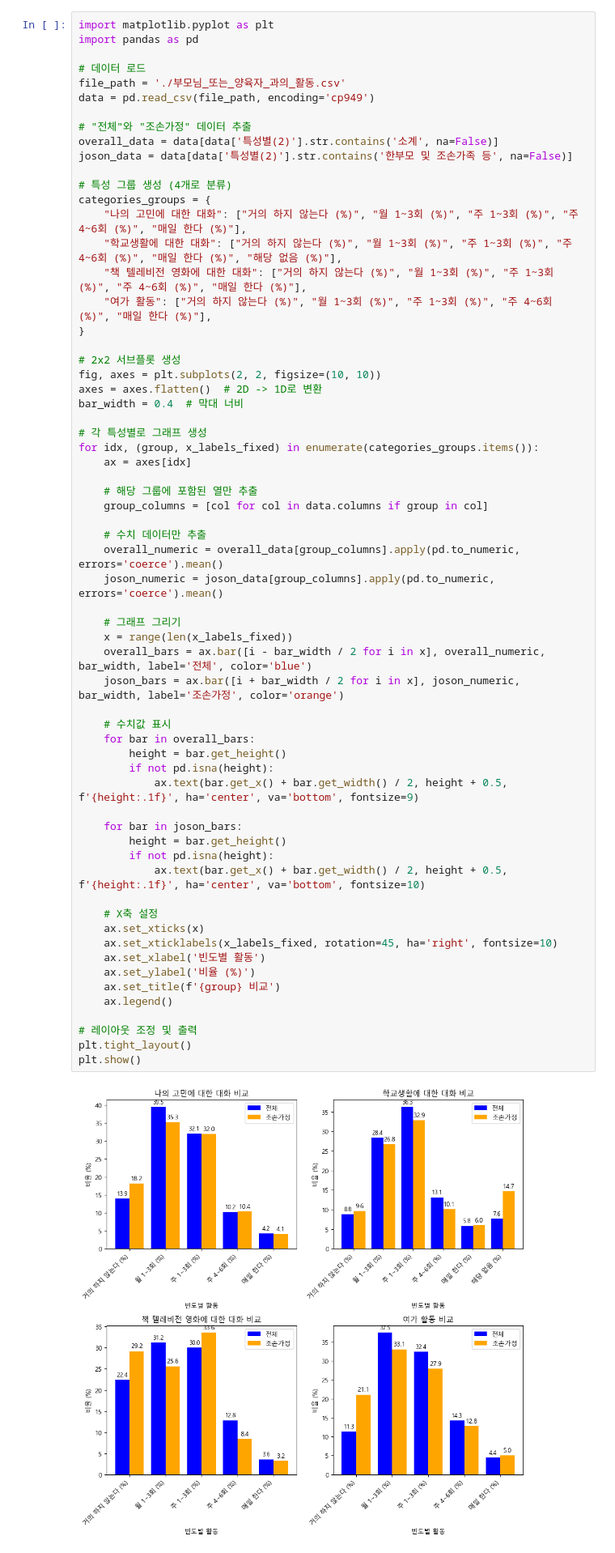
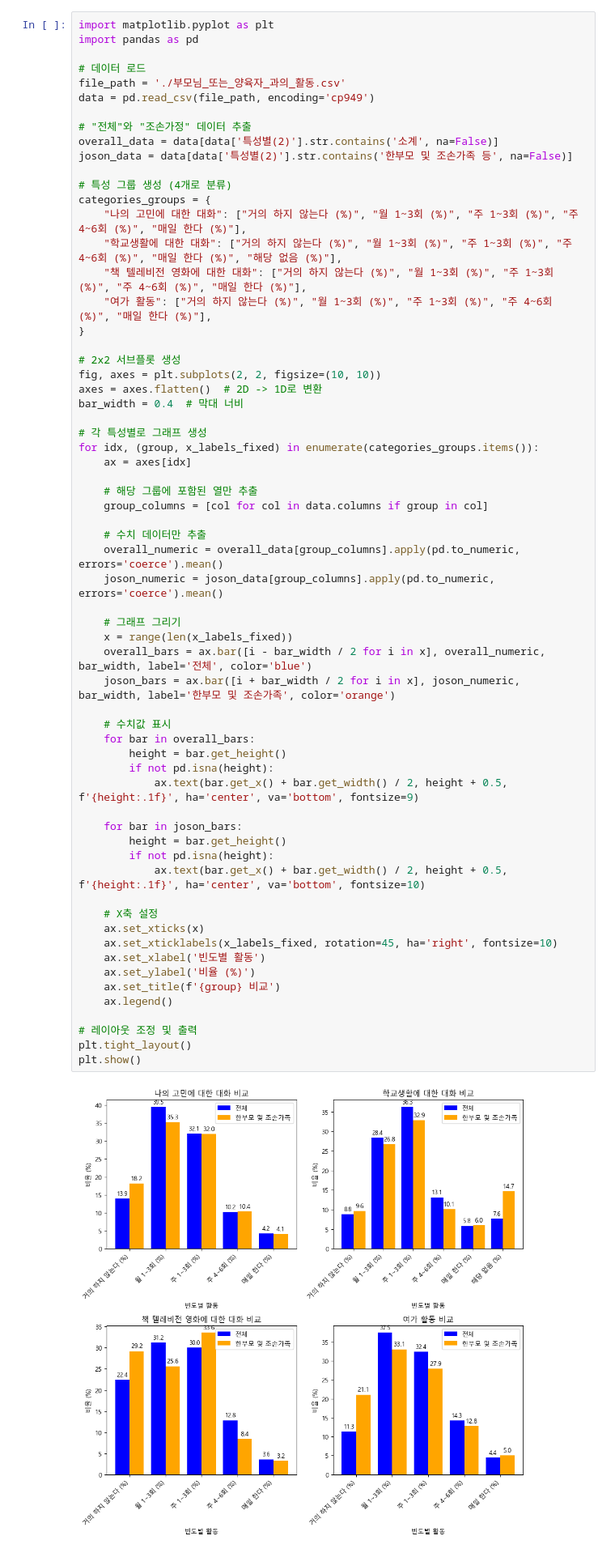
Before and after one commit to junyoungnnn/GroupStudy, a Jupyter notebook: 청소년데이터공모전/보고서용.ipynb, the cells around one changed output. Shown: that part at 81% size. Drawn from its saved outputs; the diff is of its cells as text.

```diff
--- a/청소년데이터공모전/보고서용.ipynb
+++ b/청소년데이터공모전/보고서용.ipynb
@@ -122,35 +122,35 @@ for idx, (group, x_labels_fixed) in enumerate(categories_groups.items()):
     overall_numeric = overall_data[group_columns].apply(pd.to_numeric, errors='coerce').mean()
     joson_numeric = joson_data[group_columns].apply(pd.to_numeric, errors='coerce').mean()
 
     # 그래프 그리기
     x = range(len(x_labels_fixed))
     overall_bars = ax.bar([i - bar_width / 2 for i in x], overall_numeric, bar_width, label='전체', color='blue')
-    joson_bars = ax.bar([i + bar_width / 2 for i in x], joson_numeric, bar_width, label='조손가정', color='orange')
+    joson_bars = ax.bar([i + bar_width / 2 for i in x], joson_numeric, bar_width, label='한부모 및 조손가족', color='orange')
 
     # 수치값 표시
     for bar in overall_bars:
         height = bar.get_height()
         if not pd.isna(height):
             ax.text(bar.get_x() + bar.get_width() / 2, height + 0.5, f'{height:.1f}', ha='center', va='bottom', fontsize=9)
 
     for bar in joson_bars:
         height = bar.get_height()
         if not pd.isna(height):
             ax.text(bar.get_x() + bar.get_width() / 2, height + 0.5, f'{height:.1f}', ha='center', va='bottom', fontsize=10)
 
     # X축 설정
     ax.set_xticks(x)
     ax.set_xticklabels(x_labels_fixed, rotation=45, ha='right', fontsize=10)
     ax.set_xlabel('빈도별 활동')
     ax.set_ylabel('비율 (%)')
     ax.set_title(f'{group} 비교')
     ax.legend()
 
 # 레이아웃 조정 및 출력
 plt.tight_layout()
 plt.show()
 # %% [output]
-[figure, old version]
+[figure, new version]
 # %%
 # 데이터 로드
 file_path = './학교생활_만족도.csv'
```
Also changed, not shown: parts of 3 cells of this notebook, 1 other file.
